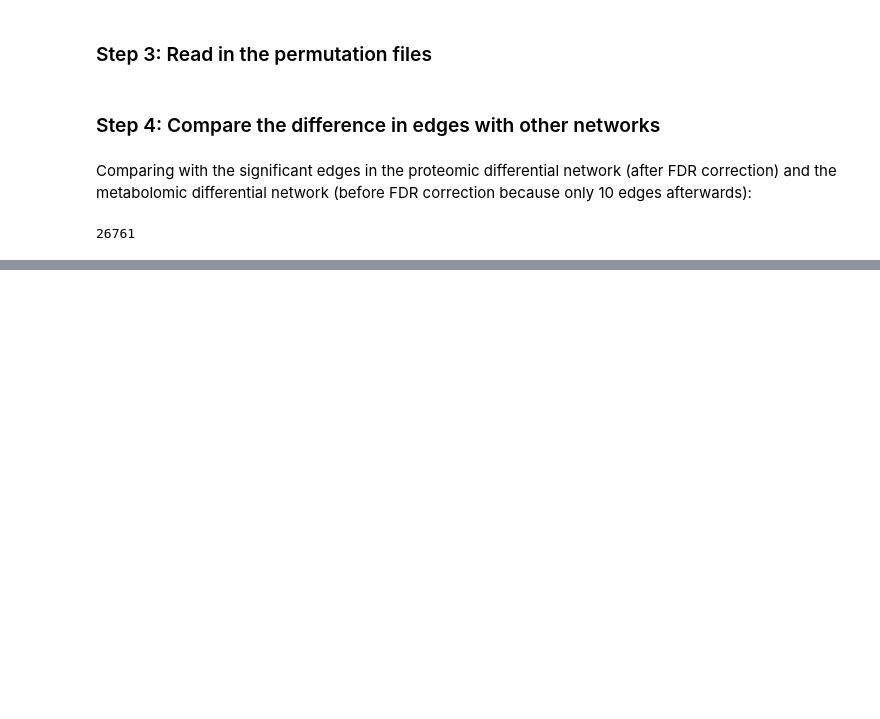
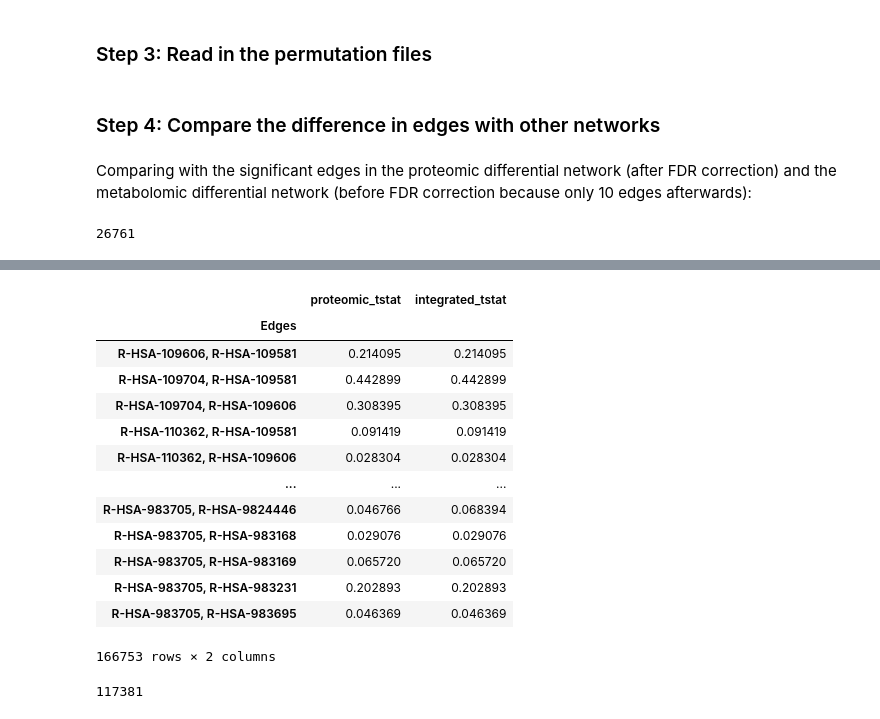
Before and after one commit to j-keung/multiomics-pathway-analysis, a Jupyter notebook: differential_analysis_integrated.ipynb, the cells around one changed output, grey strips where cells are left out. Cells and saved outputs as stored; diff of their text form; code cells hidden in the pictures; blank space fills up the shorter version.

Commit message:
comparing_integrated

```diff
--- a/differential_analysis_integrated.ipynb
+++ b/differential_analysis_integrated.ipynb
@@ -190,0 +191,9 @@ len(intersection)
+# %%
+#Load dataset
+metabolomic = pd.read_csv('Data/permutation_test_files_metabolomics/initial_tstats.csv', index_col=0)
+proteomic = pd.read_csv('Data/permutation_test_files_proteomics/initial_tstats.csv', index_col=0)
+integrated = pd.read_csv('Data/permutation_test_files_integrated/initial_tstats.csv', index_col=0)
+# %%
+metabolomic = metabolomic.rename(columns={'Initial_tstat': 'metabolomic_tstat'})
+proteomic = proteomic.rename(columns={'Initial_tstat': 'proteomic_tstat'})
+integrated = integrated.rename(columns={'Initial_tstat': 'integrated_tstat'})
@@ -190,0 +217,40 @@ len(intersection)
+# %%
+initial_tstat_comp = proteomic.join(integrated)
+initial_tstat_comp
+# %% [output]
+|  | proteomic_tstat | integrated_tstat |
+| Edges |  |  |
+| R-HSA-109606, R-HSA-109581 | 0.214095 | 0.214095 |
+| R-HSA-109704, R-HSA-109581 | 0.442899 | 0.442899 |
+| R-HSA-109704, R-HSA-109606 | 0.308395 | 0.308395 |
+| R-HSA-110362, R-HSA-109581 | 0.091419 | 0.091419 |
+| R-HSA-110362, R-HSA-109606 | 0.028304 | 0.028304 |
+| ... | ... | ... |
+| R-HSA-983705, R-HSA-9824446 | 0.046766 | 0.068394 |
+| R-HSA-983705, R-HSA-983168 | 0.029076 | 0.029076 |
+| R-HSA-983705, R-HSA-983169 | 0.065720 | 0.065720 |
+| R-HSA-983705, R-HSA-983231 | 0.202893 | 0.202893 |
+| R-HSA-983705, R-HSA-983695 | 0.046369 | 0.046369 |
+166753 rows × 2 columns
+# %%
+#Number of pathway pairs with initial test statistic that are the same
+
+metabolomic_influence_edge = []
+counter = 0
+
+for edge in initial_tstat_comp.index:
+    if initial_tstat_comp.loc[edge].proteomic_tstat == initial_tstat_comp.loc[edge].integrated_tstat:
+        counter += 1
+    else:
+        metabolomic_influence_edge.append(edge)
+
+
+print(counter)
+
+#166,753 edges of the proteomic initial test statistic dataset are all included in the integrated initial test statistic data
+#117,381 edges out of 166,753 are identical
+#Therefore 49,372 edges were influenced by the metabolomic data
+
+len(metabolomic_influence_edge)
+# %% [output]
+117381
```
Also changed, not shown: parts of 19 cells of this notebook, 5 other files.
